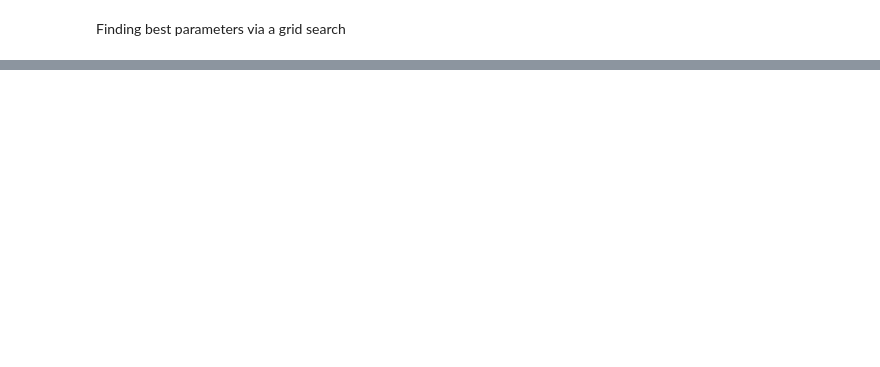
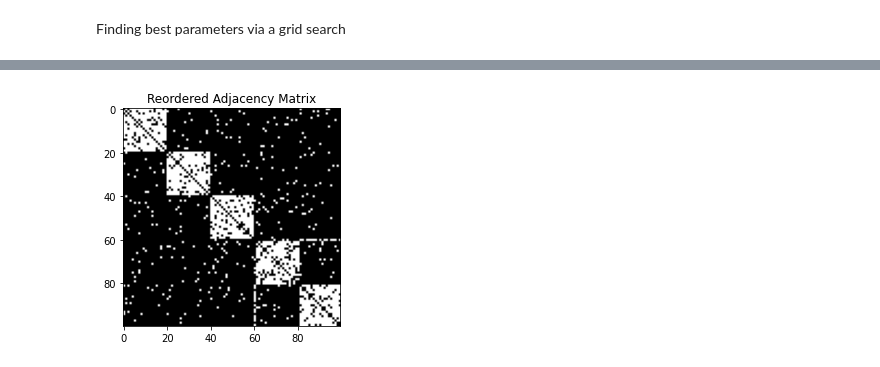
Before and after one commit to chiararov/Graph-Clustering, a Jupyter notebook: modularity.ipynb, the cells around one changed output, grey strips where cells are left out. Cells and saved outputs as stored; diff of their text form; code cells hidden in the pictures; blank space fills up the shorter version.

```diff
--- a/modularity.ipynb
+++ b/modularity.ipynb
@@ -75,7 +91,0 @@ Final Modularity Score: 0.6891675338189385
-# %%
-def plot_adj(G,partition):
-    ordered_nodes = sorted(partition.keys(), key=lambda x: partition[x])
-    reordered_matrix = nx.to_numpy_array(G, nodelist=ordered_nodes)
-    plt.imshow(reordered_matrix, cmap='gray')
-    plt.title("Reordered Adjacency Matrix")
-    plt.show()
@@ -82,3 +96,7 @@ def plot_adj(G,partition):
+# %%
+plot_adj(G,final_partition)
+# %% [output]
+[figure, added]
 # %%
 plot_graph(G,final_partition)
 # %% [output]
```
Also changed, not shown: parts of 8 cells of this notebook, 1 other file.
